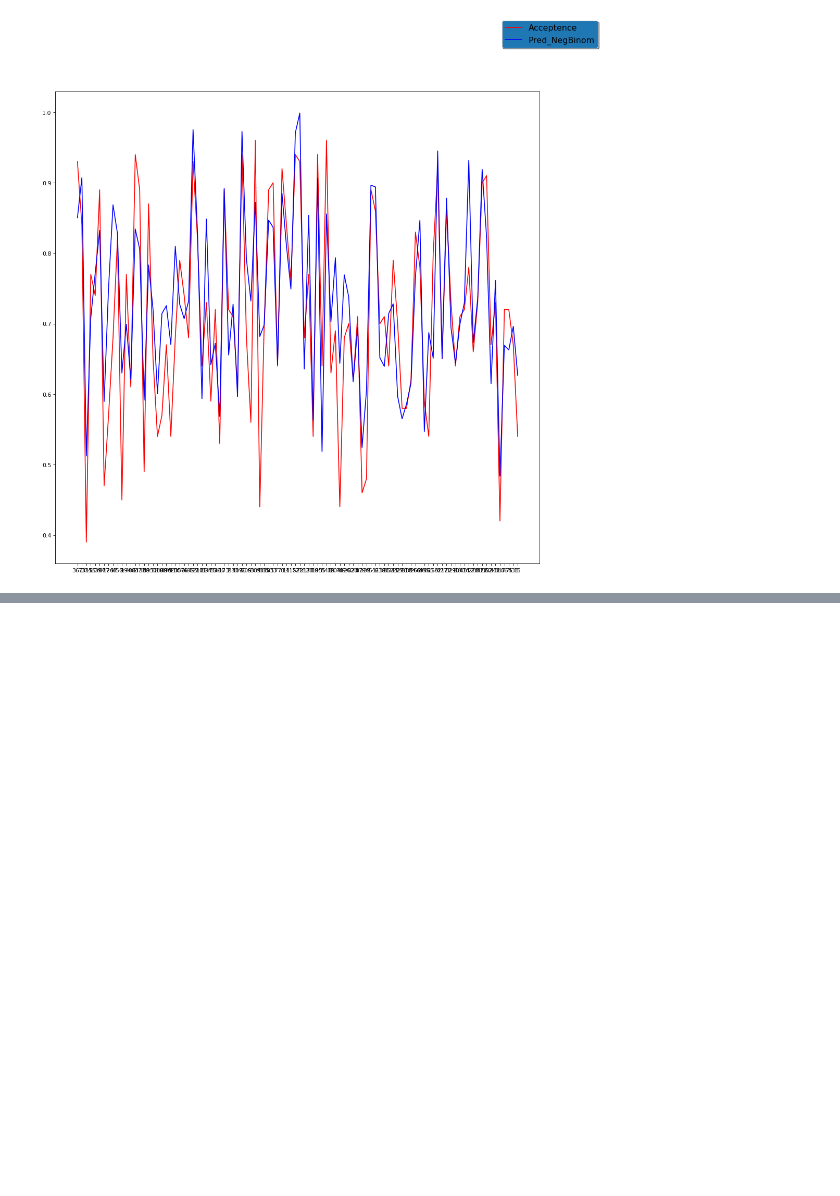
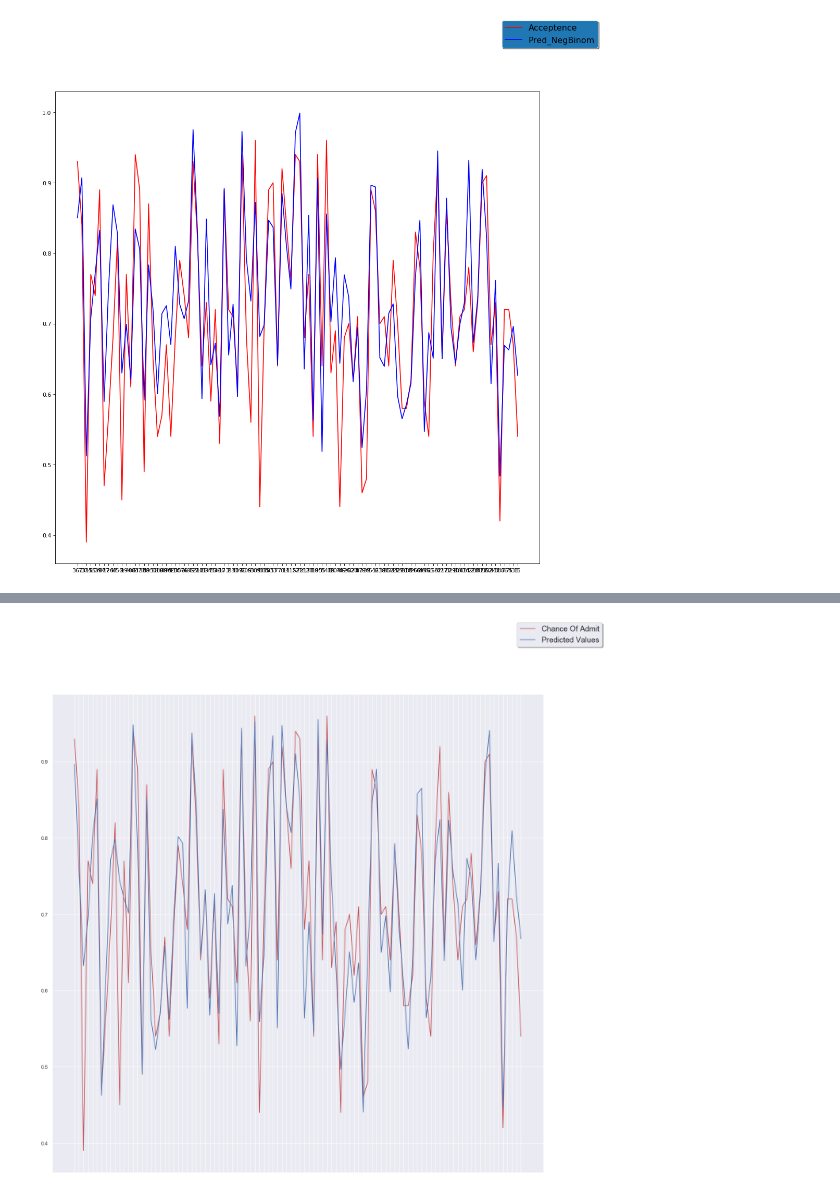
Before and after one commit to jancpp/Graduate_admissions, a Jupyter notebook: Graduate admissions.ipynb, the cells around one changed output, grey strips where cells are left out. Saved outputs shown, nothing was run; the diff lists cells and outputs as text; code cells hidden in the pictures; blank space fills up the shorter version.

Commit message:
Added Ridge Regression

```diff
--- a/Graduate admissions.ipynb
+++ b/Graduate admissions.ipynb
@@ -576,0 +705,2 @@ Negative Binomial -->
+# %%
+X_train, X_test, Y_train, Y_test = train_test_split(X, Y, test_size = 0.2, random_state = 42)
@@ -576,0 +709,3 @@ Negative Binomial -->
+# %%
+ridge = Ridge(alpha=100)
+ridge.fit(X_train,Y_train)
@@ -576,0 +717,5 @@ Negative Binomial -->
+# %%
+Y_ridge = ridge.predict(X_test)
+Y_ridge = pd.DataFrame(Y_ridge, index=X_test.index, columns=['Pred_A'])
+# %%
+ChanceOfAdmit = pd.DataFrame(df, index=X_test.index, columns=['Acceptence'])
@@ -576,0 +731,11 @@ Negative Binomial -->
+# %%
+fig =plt.figure(figsize=(20, 20), dpi= 80, facecolor='w', edgecolor='k')
+plt.plot(ChanceOfAdmit, 'r', label='Chance Of Admit')
+plt.plot(Y_ridge, 'b', label='Predicted Values')
+#plt.plot(y_p, 'go')
+legend = fig.legend(loc='upper right', shadow=True, fontsize='x-large')
+ax = fig.gca()
+ax.set_xticklabels([])
+plt.show()
+# %% [output]
+[figure, added]
```
Also changed, not shown: parts of 23 cells of this notebook.
